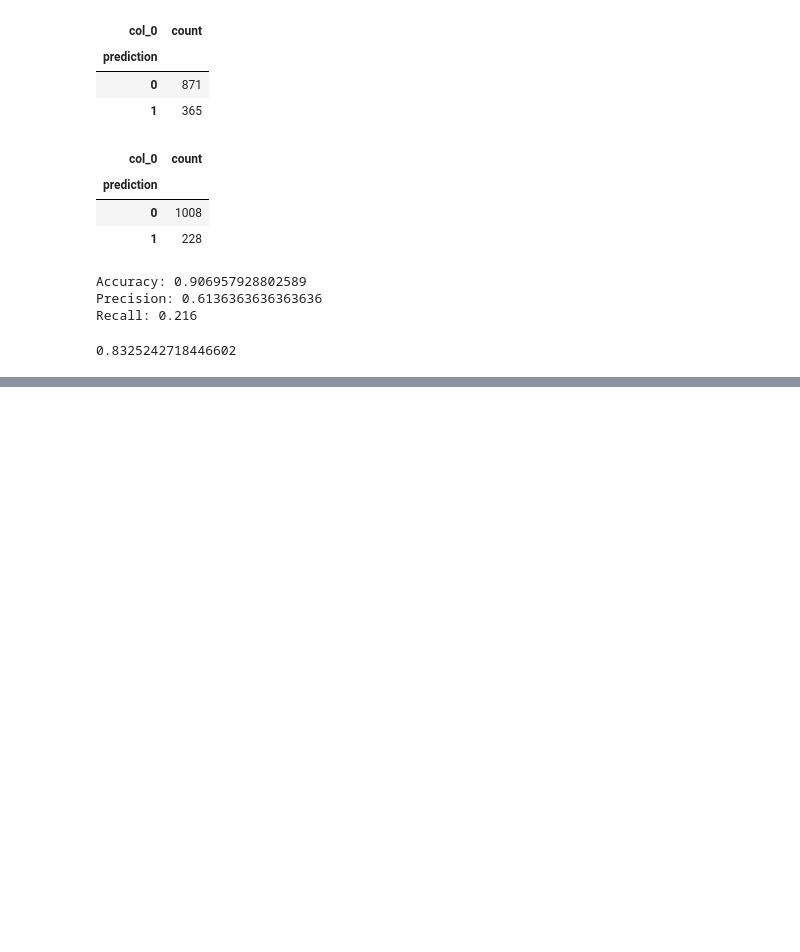
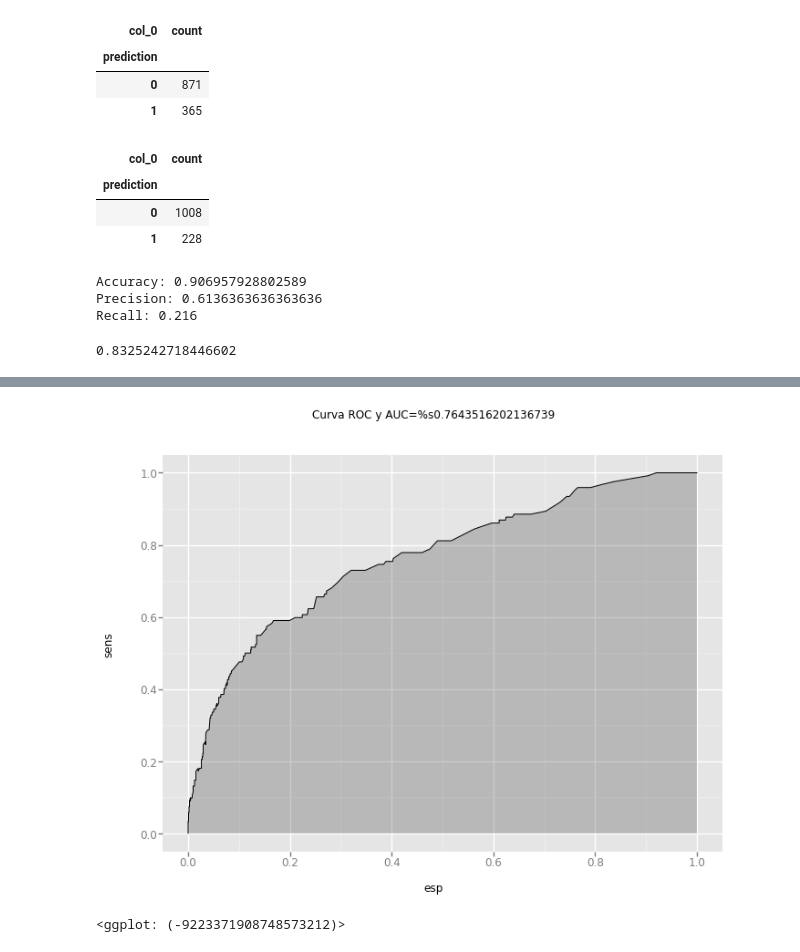
Before and after one commit to LaRosaM/udemy-datascience, a Jupyter notebook: Seccion8/T5 - 3 - Logistic Regression - Implementación de la regresión logistica.ipynb, the cells around one changed output, grey strips where cells are left out. Cells and saved outputs as stored; diff of their text form; code cells hidden in the pictures; blank space fills up the shorter version.

```diff
--- a/Seccion8/T5 - 3 - Logistic Regression - Implementación de la regresión logistica.ipynb
+++ b/Seccion8/T5 - 3 - Logistic Regression - Implementación de la regresión logistica.ipynb
@@ -492,0 +658,5 @@ metrics.accuracy_score(Y_test, prob_df.prediction)
+# %%
+ggplot(df, aes(x="esp", y="sens"))+geom_area(alpha=0.25)+geom_line(aes(y="sens"))+ggtitle("Curva ROC y AUC=%s"+ str(auc))
+# %% [output]
+[figure, added]
+<ggplot: (-9223371908748573212)>
```
Also changed, not shown: parts of 22 cells of this notebook.
